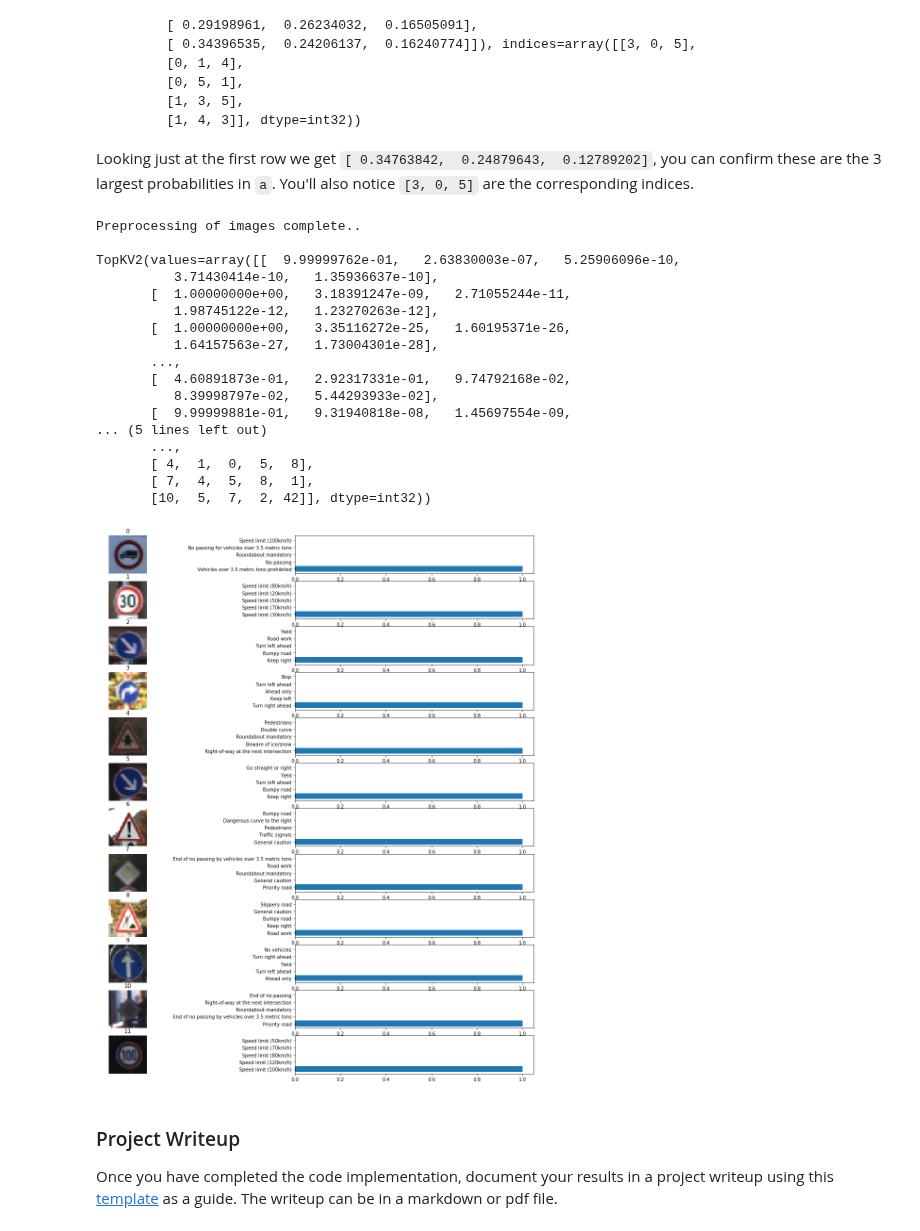
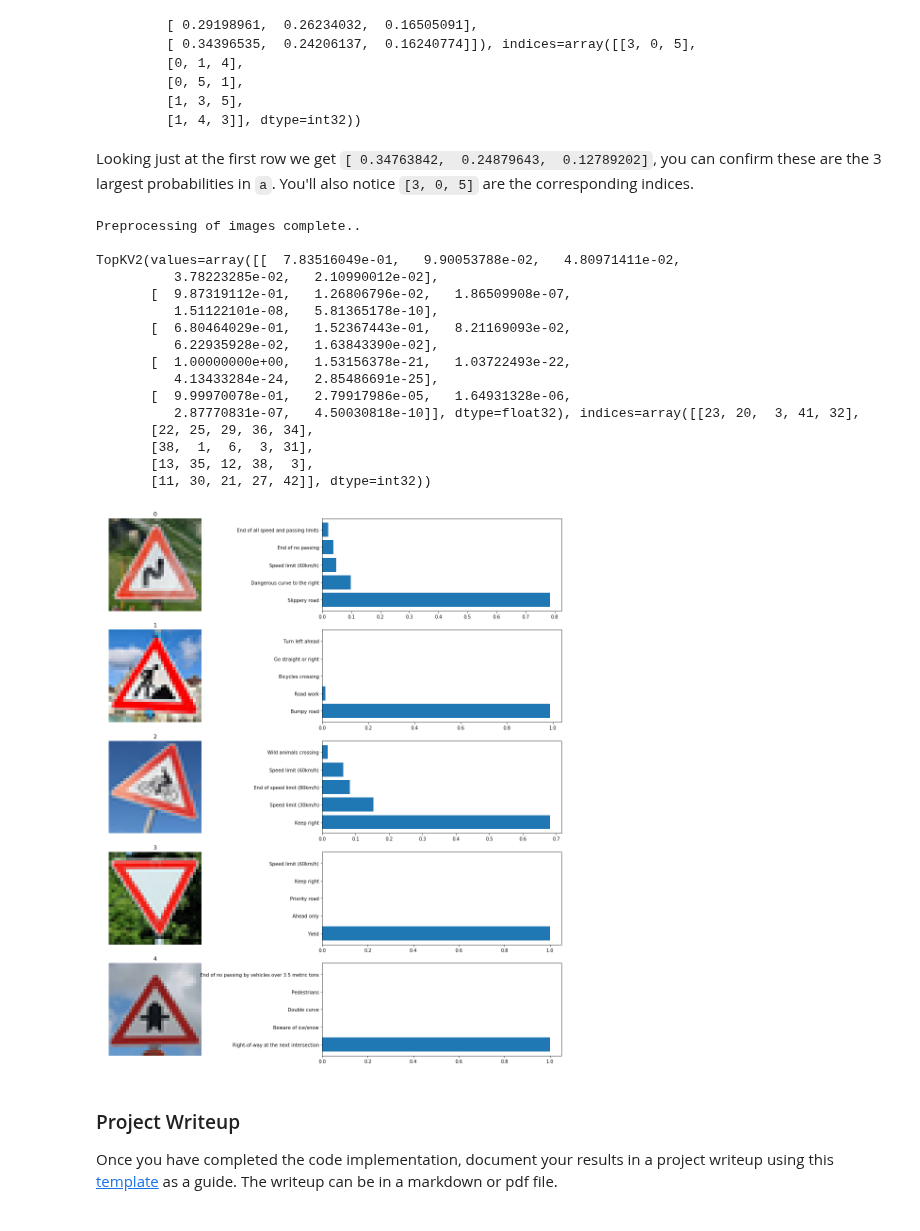
Before and after one commit to BusAI-Self-Driving-Car/carnd-traffic-sign-classifier, a Jupyter notebook: Traffic_Sign_Classifier.ipynb, the cells around one changed output. Saved outputs shown, nothing was run; the diff lists cells and outputs as text; code cells hidden in the pictures.

```diff
--- a/Traffic_Sign_Classifier.ipynb
+++ b/Traffic_Sign_Classifier.ipynb
@@ -617,9 +640,9 @@ Test Accuracy = 0.934
 with tf.Session() as sess:
     saver.restore(sess, tf.train.latest_checkpoint('.'))
     prediction=tf.argmax(logits,1)
-    best = sess.run(prediction,feed_dict={x: pre_processing(X_test), keep_prob: 1.0})
-    print(best)
-    print(best.shape)
+    best = sess.run(prediction,feed_dict={x: pre_processing(image_list), keep_prob: 1.0})
+    predict_accuracy = evaluate(pre_processing(image_list), true_labels)
+    print('Predict accuracy:', predict_accuracy)
 # %% [output]
 Preprocessing of images complete..
 
@@ -645,12 +668,12 @@ print(best[index])
 # %%
-# Visualization of the 1st image in each class
-plt.figure(figsize=(15, 55))
-for i in range(0, n_classes):
-    plt.subplot(15, 3, i+1)
-    x_selected = X_test[y_test == i]
-    predict = best[y_test == i]
-    plt.imshow(x_selected[0].squeeze()) #draw the first image of each class
-    plt.title(str(sign_names[i])[1:-1] + '\n' + str(sign_names[predict[0]])[1:-1])
+# Visualization of all
+plt.figure(figsize=(18, 4))
+for i in range(0, len(image_list)):
+    plt.subplot(1, 5, i+1)
+    img = image_list[i]
+    predict = best[i]
+    plt.imshow(img) #draw the first image of each class
+    plt.title(sign_names[predict][1])
     plt.axis('off')
 plt.show()
 # %% [output]
@@ -706,41 +729,40 @@ Looking just at the first row we get `[ 0.34763842,  0.24879643,  0.12789202]`,
 
 with tf.Session() as sess:
     saver.restore(sess, tf.train.latest_checkpoint('.'))
-    prob = sess.run(tf.nn.softmax(logits), feed_dict={x: pre_processing(X_test), y: y_test, keep_prob: 1.0})
+    prob = sess.run(tf.nn.softmax(logits), feed_dict={x: pre_processing(image_list), y: y_test, keep_prob: 1.0})
     output = sess.run(tf.nn.top_k(tf.constant(prob), k=5))
     print(output)
 # %% [output]
 Preprocessing of images complete..
 
-TopKV2(values=array([[  9.99999762e-01,   2.63830003e-07,   5.25906096e-10,
-          3.71430414e-10,   1.35936637e-10],
-       [  1.00000000e+00,   3.18391247e-09,   2.71055244e-11,
-          1.98745122e-12,   1.23270263e-12],
-       [  1.00000000e+00,   3.35116272e-25,   1.60195371e-26,
-          1.64157563e-27,   1.73004301e-28],
-       ...,
-       [  4.60891873e-01,   2.92317331e-01,   9.74792168e-02,
-          8.39998797e-02,   5.44293933e-02],
-       [  9.99999881e-01,   9.31940818e-08,   1.45697554e-09,
-... (5 lines left out)
-       ...,
-       [ 4,  1,  0,  5,  8],
-       [ 7,  4,  5,  8,  1],
-       [10,  5,  7,  2, 42]], dtype=int32))
+TopKV2(values=array([[  7.83516049e-01,   9.90053788e-02,   4.80971411e-02,
+          3.78223285e-02,   2.10990012e-02],
+       [  9.87319112e-01,   1.26806796e-02,   1.86509908e-07,
+          1.51122101e-08,   5.81365178e-10],
+       [  6.80464029e-01,   1.52367443e-01,   8.21169093e-02,
+          6.22935928e-02,   1.63843390e-02],
+       [  1.00000000e+00,   1.53156378e-21,   1.03722493e-22,
+          4.13433284e-24,   2.85486691e-25],
+       [  9.99970078e-01,   2.79917986e-05,   1.64931328e-06,
+          2.87770831e-07,   4.50030818e-10]], dtype=float32), indices=array([[23, 20,  3, 41, 32],
+       [22, 25, 29, 36, 34],
+       [38,  1,  6,  3, 31],
+       [13, 35, 12, 38,  3],
+       [11, 30, 21, 27, 42]], dtype=int32))
 # %%
 plt.figure(figsize=(20, 21))
-for i in range(12):
-    plt.subplot(12, 2, 2*i+1)
-    plt.imshow(X_test[i])
+for i in range(5):
+    plt.subplot(5, 2, 2*i+1)
+    plt.imshow(image_list[i])
     plt.title(i)
     plt.axis('off')
-    plt.subplot(12, 2, 2*i+2)
+    plt.subplot(5, 2, 2*i+2)
     plt.barh(np.arange(1, 6, 1), output.values[i, :])
     labels=[sign_names[j][1] for j in output.indices[i]]
     plt.yticks(np.arange(1, 6, 1), labels)
 plt.show()
 # %% [output]
-[figure, old version]
+[figure, new version]
 # %% [markdown]
 ### Project Writeup
 
```
Also changed, not shown: parts of 12 cells of this notebook, 10 other files.
